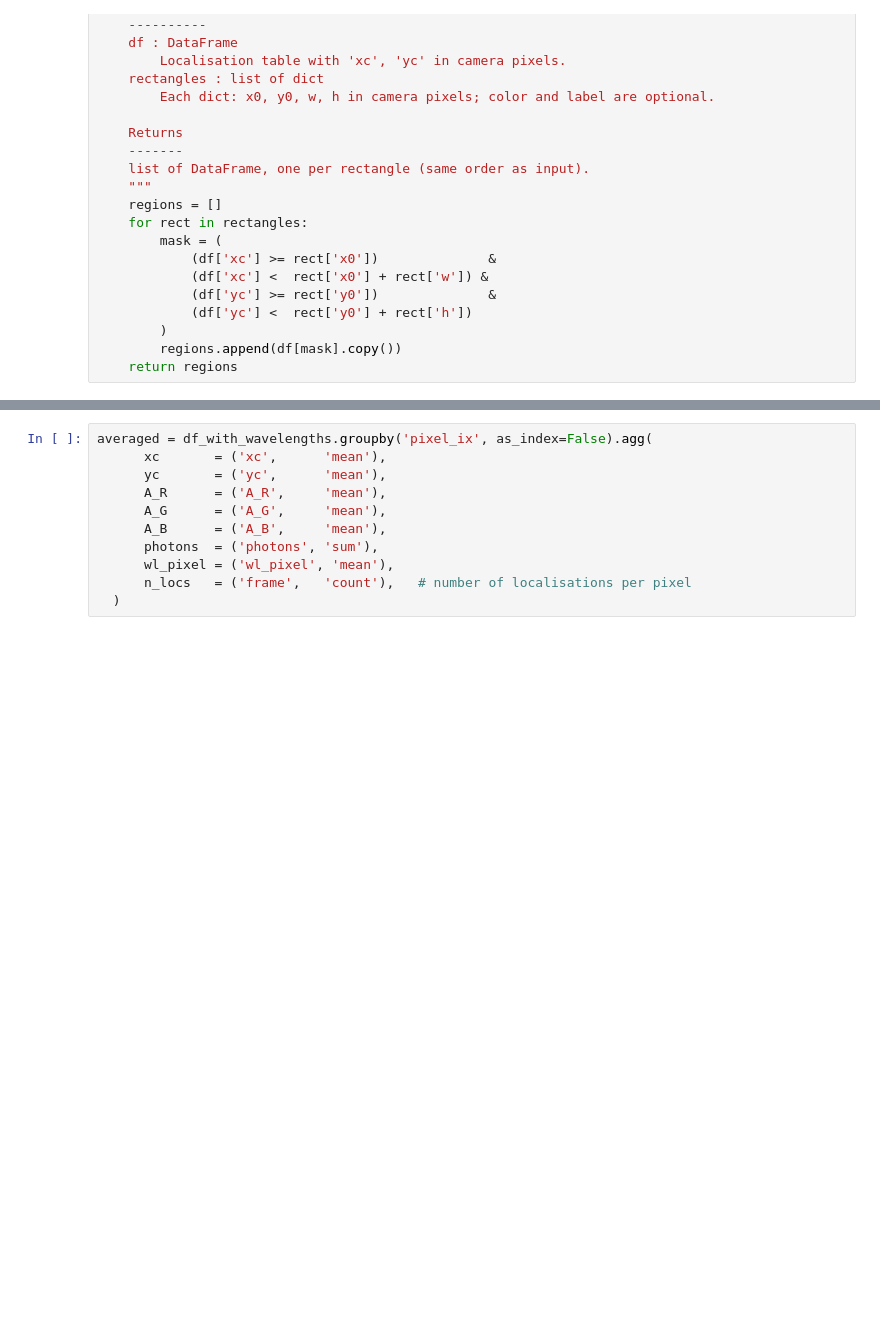
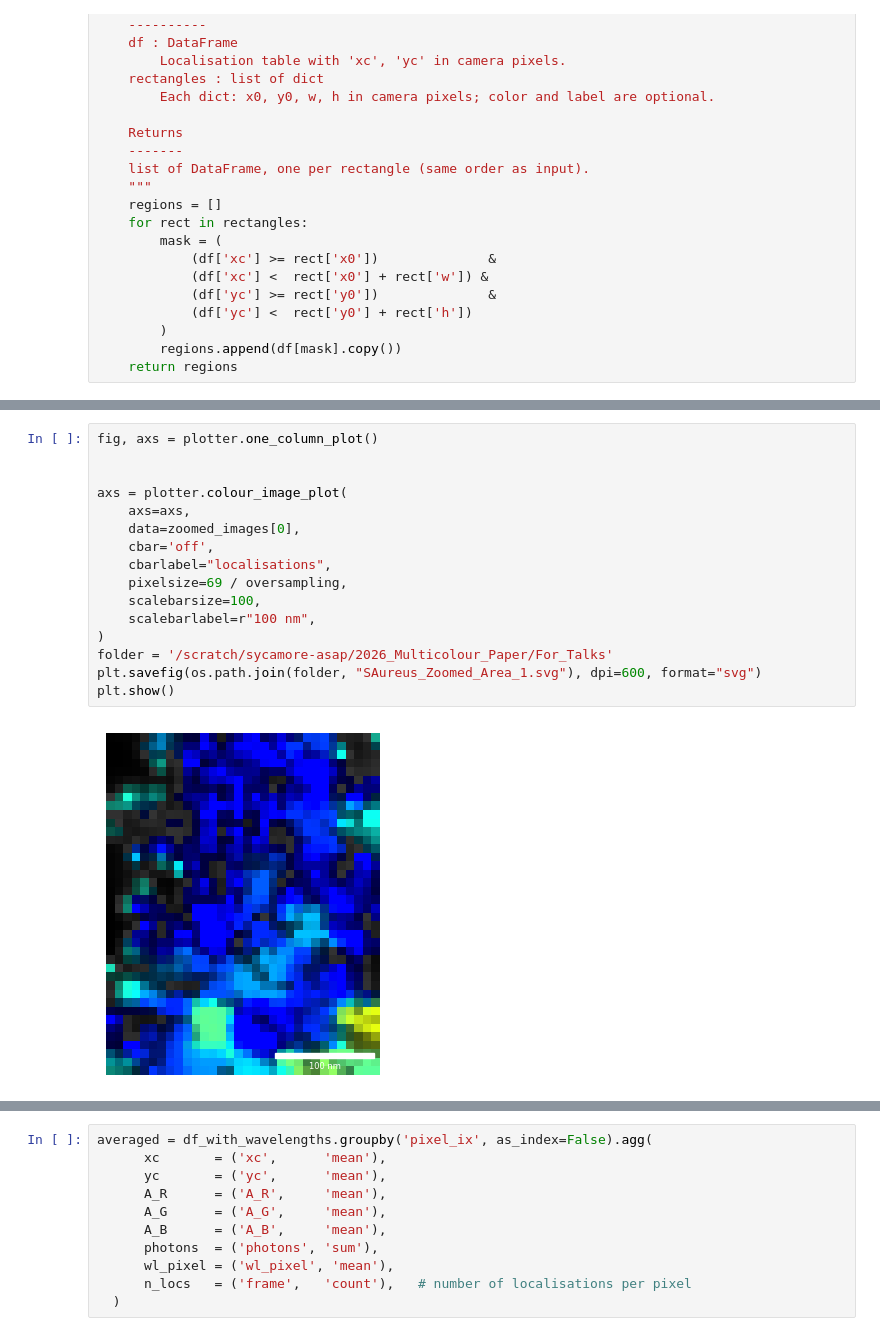
Before and after one commit to JBeckwith/pyS3M, a Jupyter notebook: notebooks/saureus/SAureus_PostAnalysis.ipynb, the cells around one changed output, grey strips where cells are left out. Cells and saved outputs as stored; diff of their text form; blank space fills up the shorter version.

```diff
--- a/notebooks/saureus/SAureus_PostAnalysis.ipynb
+++ b/notebooks/saureus/SAureus_PostAnalysis.ipynb
@@ -601,0 +604,18 @@ plt.show()
+# %%
+fig, axs = plotter.one_column_plot()
+
+
+axs = plotter.colour_image_plot(
+    axs=axs,
+    data=zoomed_images[0],
+    cbar='off',
+    cbarlabel="localisations",
+    pixelsize=69 / oversampling,
+    scalebarsize=100,
+    scalebarlabel=r"100 nm",
+)
+folder = '/scratch/sycamore-asap/2026_Multicolour_Paper/For_Talks'
+plt.savefig(os.path.join(folder, "SAureus_Zoomed_Area_1.svg"), dpi=600, format="svg")
+plt.show()
+# %% [output]
+[figure, added]
```
Also changed, not shown: parts of 7 cells of this notebook.
